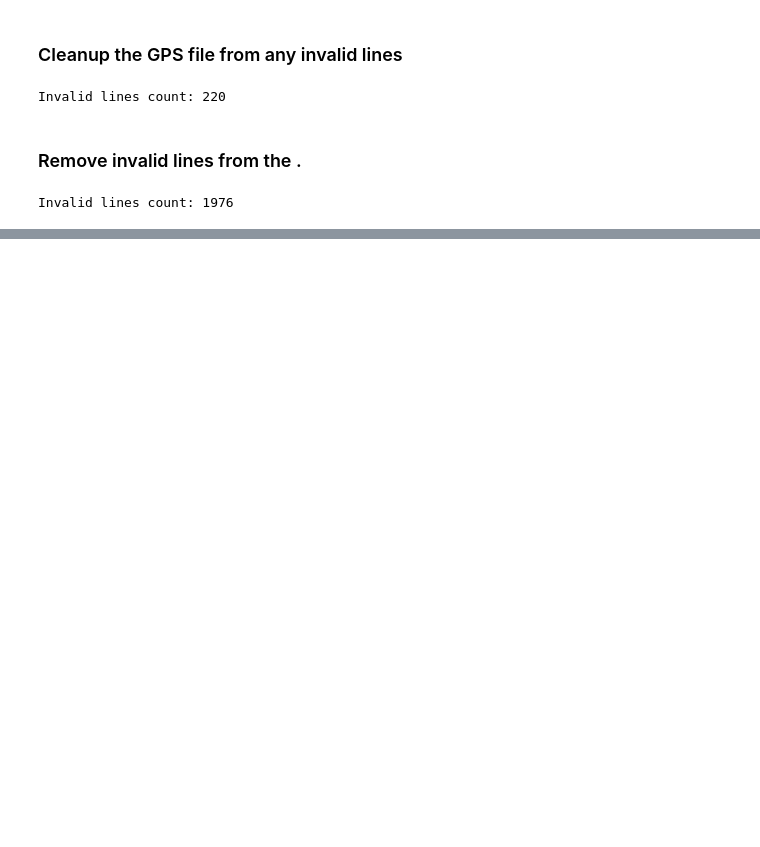
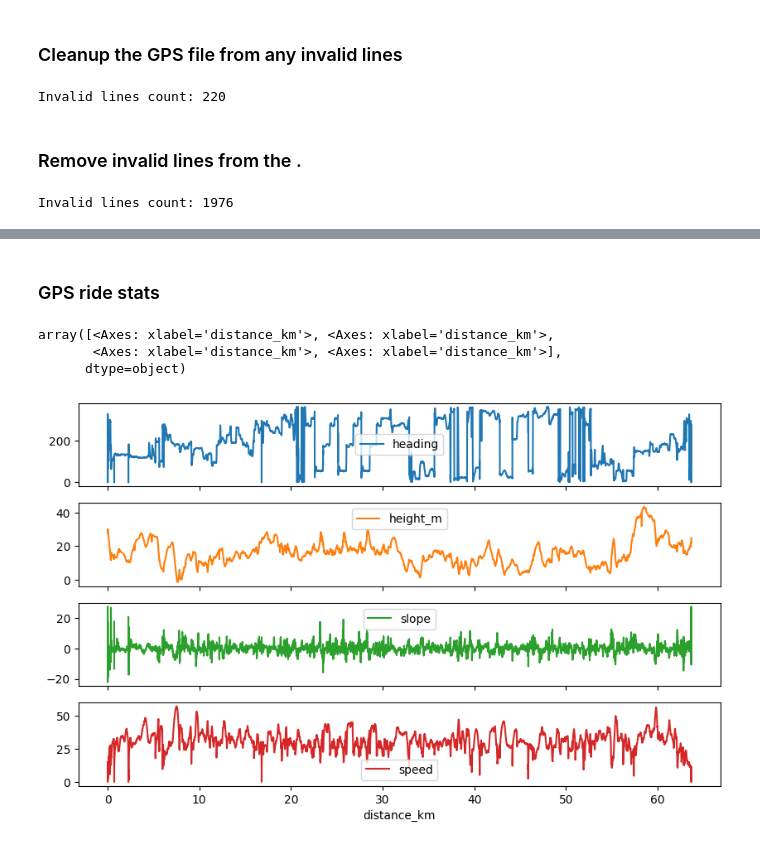
Before and after one commit to nikitaignatov/velometa, a Jupyter notebook: notebooks/review_gps.ipynb, the cells around one changed output, grey strips where cells are left out. Cells and saved outputs as stored; diff of their text form; code cells hidden in the pictures; blank space fills up the shorter version.

```diff
--- a/notebooks/review_gps.ipynb
+++ b/notebooks/review_gps.ipynb
@@ -152,0 +229,18 @@ df[["air_density","air_temperature","air_pressure_abs"]]
+# %% [markdown]
+### GPS ride stats
+# %%
+df[
+    [
+        "heading",
+        "height_m",
+        "slope",
+        "speed",
+    ]
+].rolling(
+    window_size, center=True
+).mean().plot(subplots=True, figsize=(10, 6))
+# %% [output]
+array([<Axes: xlabel='distance_km'>, <Axes: xlabel='distance_km'>,
+       <Axes: xlabel='distance_km'>, <Axes: xlabel='distance_km'>],
+      dtype=object)
+[figure, added]
```
Also changed, not shown: parts of 11 cells of this notebook.
